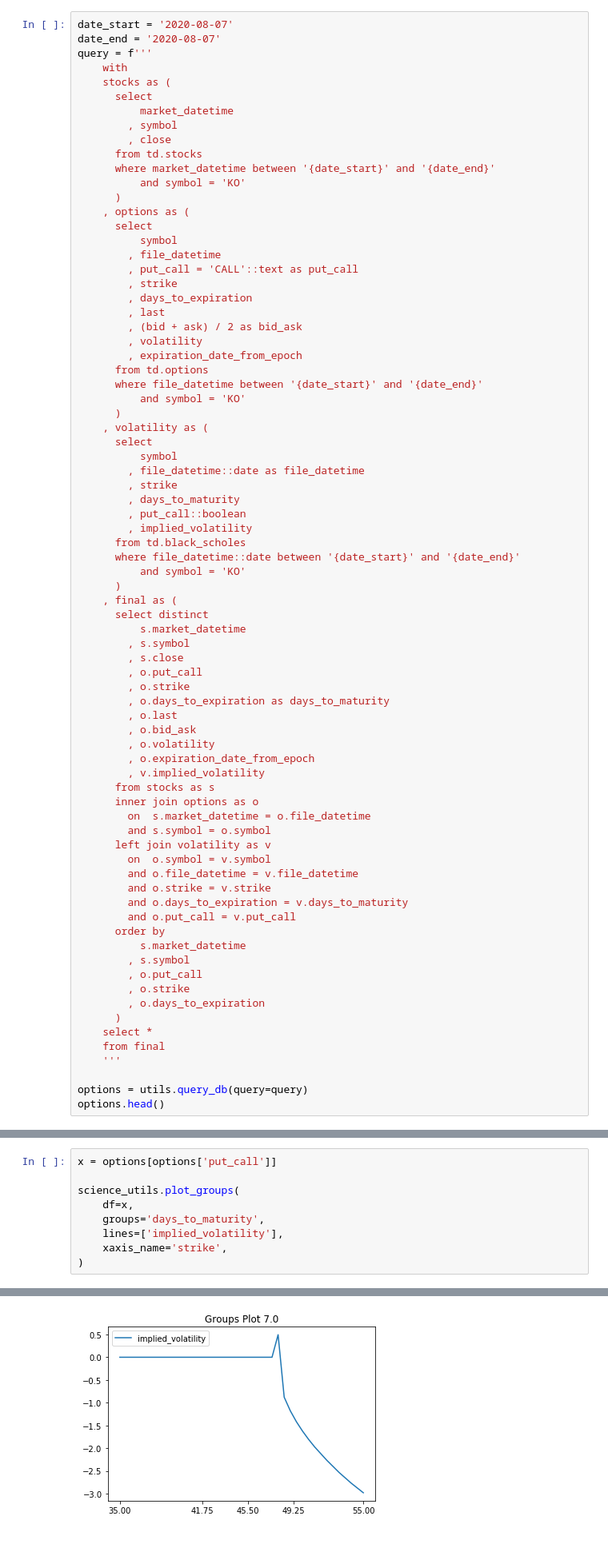
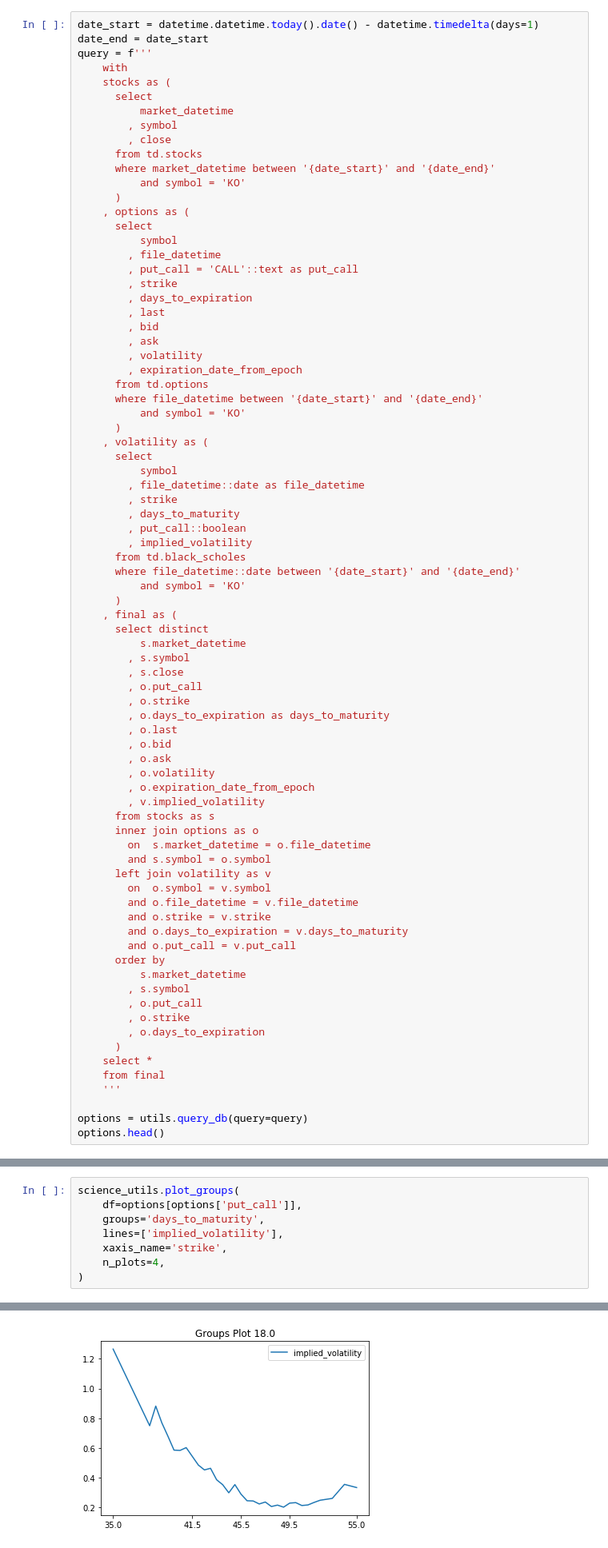
Before and after one commit to rbetzler/fun-times-in-python, a Jupyter notebook: finance/science/exploration/20200722_lstm.ipynb, the cells around one changed output, grey strips where cells are left out. Shown at 80% size. Cells and saved outputs as stored; diff of their text form.

```diff
--- a/finance/science/exploration/20200722_lstm.ipynb
+++ b/finance/science/exploration/20200722_lstm.ipynb
@@ -230,8 +230,8 @@ science_utils.plot_groups(res, SYMBOL, [DIFF])
 # %% [markdown]
 ### Get options data
 # %%
-date_start = '2020-08-07'
-date_end = '2020-08-07'
+date_start = datetime.datetime.today().date() - datetime.timedelta(days=1)
+date_end = date_start
 query = f'''
     with
     stocks as (
@@ -251,7 +251,8 @@ query = f'''
         , strike
         , days_to_expiration
         , last
-        , (bid + ask) / 2 as bid_ask
+        , bid
+        , ask
         , volatility
         , expiration_date_from_epoch
       from td.options
@@ -279,7 +280,8 @@ query = f'''
         , o.strike
         , o.days_to_expiration as days_to_maturity
         , o.last
-        , o.bid_ask
+        , o.bid
+        , o.ask
         , o.volatility
         , o.expiration_date_from_epoch
         , v.implied_volatility
@@ -316,10 +318,9 @@ options.head()
 # %%
-x = options[options['put_call']]
-
 science_utils.plot_groups(
-    df=x,
+    df=options[options['put_call']],
     groups='days_to_maturity',
     lines=['implied_volatility'],
     xaxis_name='strike',
+    n_plots=4,
 )
 # %% [output]
@@ -328 +329 @@ science_utils.plot_groups(
-[figure, old version]
+[figure, new version]
```
Also changed, not shown: parts of 2 cells of this notebook.
